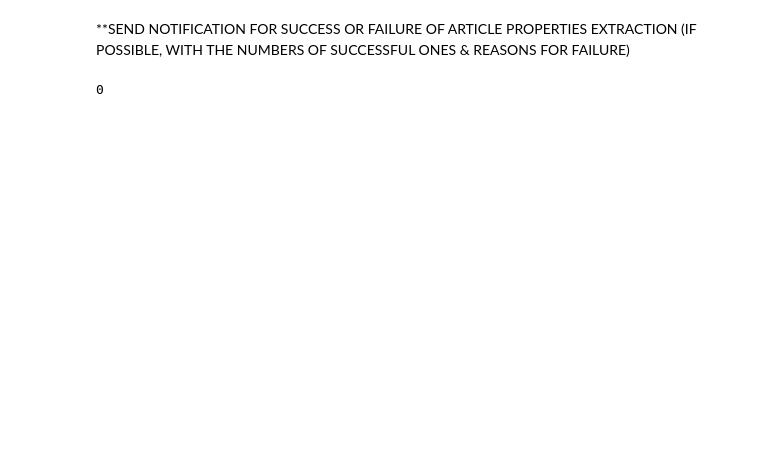
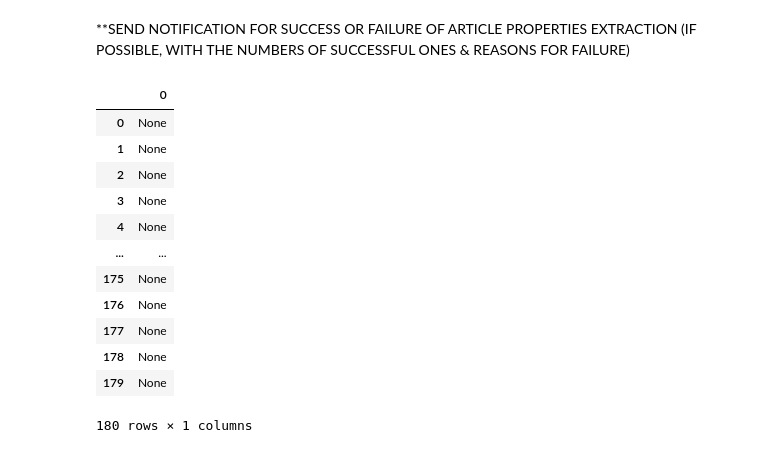
Before and after one commit to kojosbk/SDG_Allennlp, a Jupyter notebook: shell_data_ingestion-Copy1.ipynb, the cells around one changed output. Saved outputs shown, nothing was run; the diff lists cells and outputs as text; code cells hidden in the pictures; blank space fills up the shorter version.

```diff
--- a/shell_data_ingestion-Copy1.ipynb
+++ b/shell_data_ingestion-Copy1.ipynb
@@ -146,9 +147,21 @@ len(output_data)
 # %% [markdown]
 **SEND NOTIFICATION FOR SUCCESS OR FAILURE OF ARTICLE PROPERTIES EXTRACTION (IF POSSIBLE, WITH THE NUMBERS OF SUCCESSFUL ONES & REASONS FOR FAILURE)
 # %%
-error_readings
+df
 # %% [output]
+|  | 0 |
+| 0 | None |
+| 1 | None |
+| 2 | None |
+| 3 | None |
+| 4 | None |
+| ... | ... |
+| 175 | None |
+| 176 | None |
+| 177 | None |
+| 178 | None |
+| 179 | None |
-0
+180 rows × 1 columns
 # %%
 df = pd.DataFrame(output_data)
 df.columns = ["headlines","authors","url","text","keywords","publish_date"]
```
Also changed, not shown: parts of 9 cells of this notebook.
